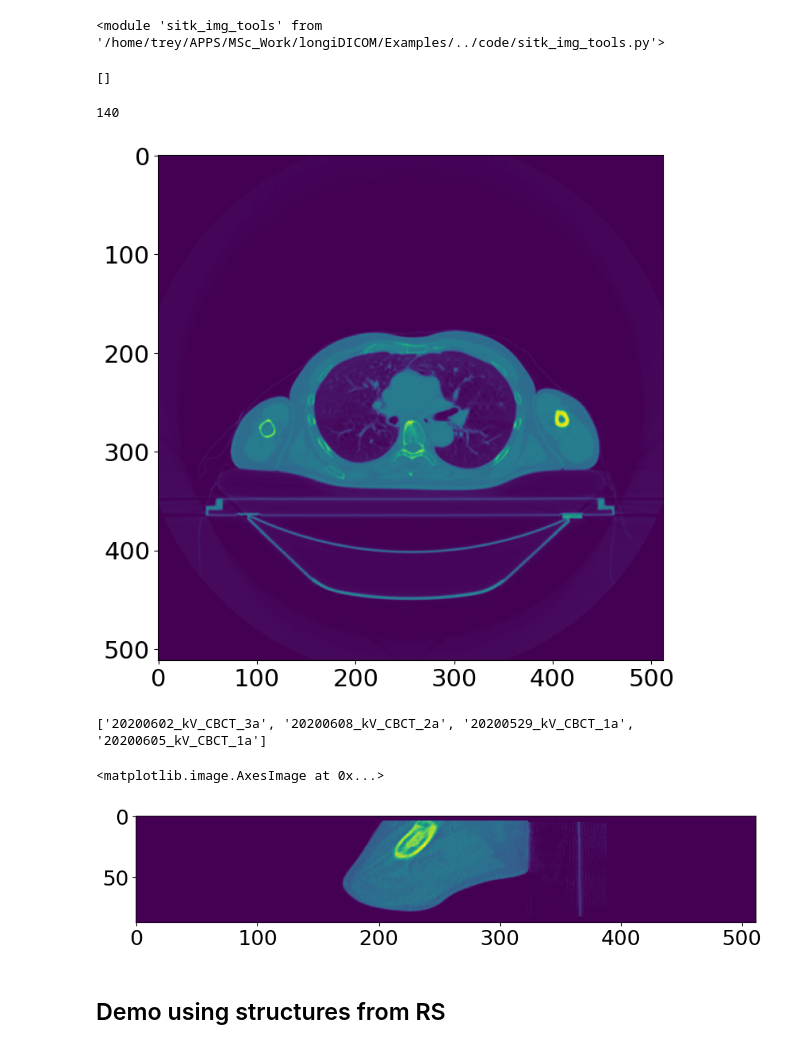
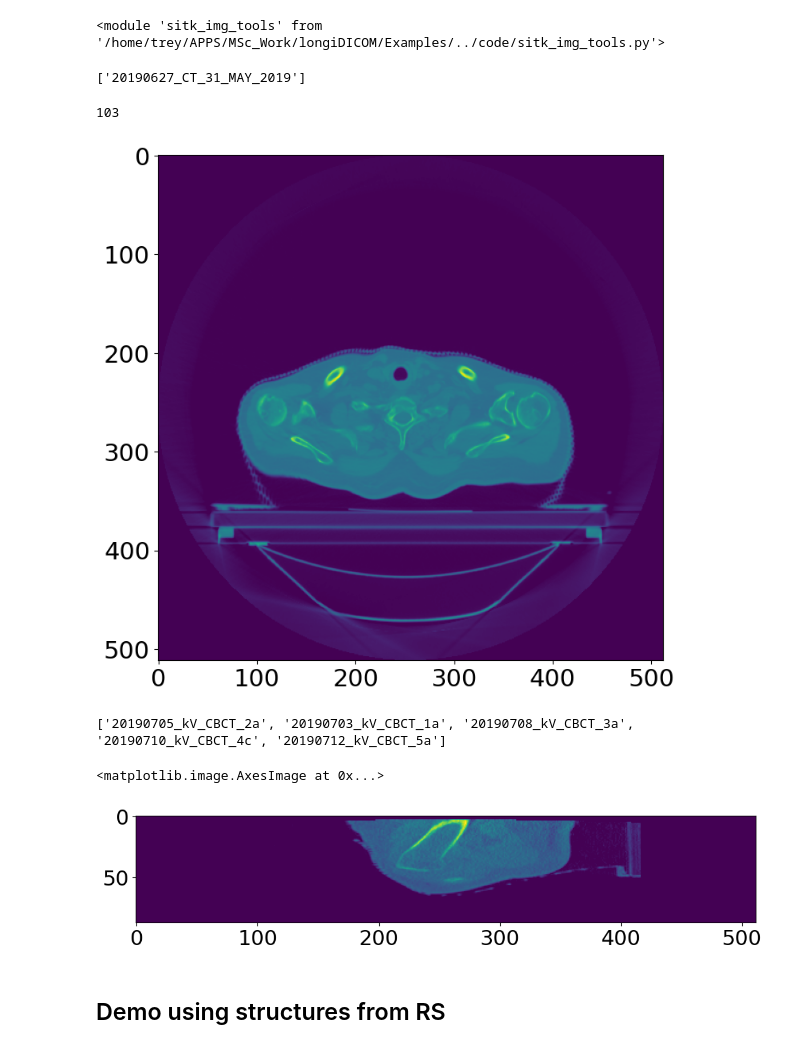
Before and after one commit to kildealab/longiDICOM, a Jupyter notebook: Examples/Sample Notebook - Registration.ipynb, the cells around one changed output. Cells and saved outputs as stored; diff of their text form; code cells hidden in the pictures.

```diff
--- a/Examples/Sample Notebook - Registration.ipynb
+++ b/Examples/Sample Notebook - Registration.ipynb
@@ -30,11 +30,14 @@ importlib.reload( sitk_img_tools)
 # %%
 # Define the patient filepath. This should be where your patient files are housed.
 #PATH = '/mnt/iDriveShare/Trey/newRawData/data/TEST/'
-PATH = '/mnt/iDriveShare/Trey/1_RAWDATA/data/MET7/2111621_20180716/'
+#PATH = '/mnt/iDriveShare/Trey/1_RAWDATA/data/MET7/2111621_20180716/'
+
+PATH = '/mnt/iDriveShare/Trey/images/'
+#PATH = '/mnt/iDriveShare/Trey/newRawData/data/TEST/'
 # %%
 # Define the patient (i.e. the folder name) in "PATH" whose images you want to register.
-#patient = '65'
-patient = 'XY'
+patient = '60'
+#patient = 'XY'
 patient_path = PATH+ patient+'/'
 # %% [markdown]
 ## Demo registering images - uses the REG file (same way it was registered in TPS)
@@ -74,7 +77,7 @@ CT = [sub for sub in CT if any(ele in sub for ele in name_requirement)]
 #"CT" should contain ONLY the CT filenames if running correctly.
 print(CT)
 # %% [output]
-[]
+['20190627_CT_31_MAY_2019']
 # %%
 #generate the sitk image. The following line assumes there is only one CT per file, and that it is the CT which the CBCTs are being registered to.
 ct_sitk = generate_sitk_image(patient_path + CT[0] +"/")
@@ -84,8 +87,8 @@ plt.imshow(sitk.GetArrayFromImage(ct_sitk)[60])
 test_array = sitk.GetArrayFromImage(ct_sitk)
 print(len(test_array))
 # %% [output]
-140
+103
-[figure, old version]
+[figure, new version]
 # %%
 #generate list of files (called "CBCTs") in the patient directory. Due to naming conventions, require "kV" to be in the CBCT filenames.
 CBCTs = os.listdir(patient_path)
@@ -93,7 +96,7 @@ name_requirement = ['kV']
 CBCTs = [sub for sub in CBCTs if any(ele in sub for ele in name_requirement)]
 print (str(CBCTs))
 # %% [output]
-['20200602_kV_CBCT_3a', '20200608_kV_CBCT_2a', '20200529_kV_CBCT_1a', '20200605_kV_CBCT_1a']
+['20190705_kV_CBCT_2a', '20190703_kV_CBCT_1a', '20190708_kV_CBCT_3a', '20190710_kV_CBCT_4c', '20190712_kV_CBCT_5a']
 # %%
 #old junk used for troubleshooting
 
@@ -119,10 +122,10 @@ print (str(CBCTs))
 #plt.imshow(sitk.GetArrayFromImage(cbct_sitk)[40])
 # %%
 #Generate a CBCT slice visualization
-plt.imshow(sitk.GetArrayFromImage(generate_sitk_image(patient_path+CBCTs[1]+"/")[40]))
+plt.imshow(sitk.GetArrayFromImage(generate_sitk_image(patient_path+CBCTs[0]+"/")[60]))
 # %% [output]
 <matplotlib.image.AxesImage at 0x...>
-[figure, old version]
+[figure, new version]
 # %% [markdown]
 ## Demo using structures from RS
 # %%
```
Also changed, not shown: parts of 7 cells of this notebook.
